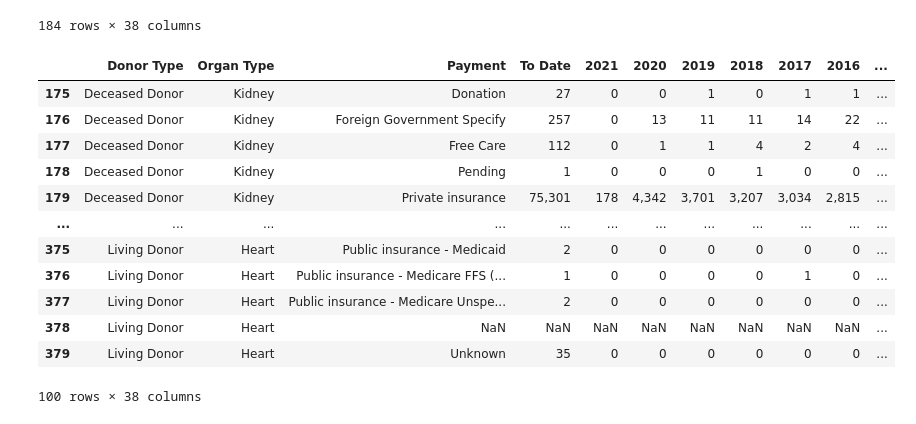
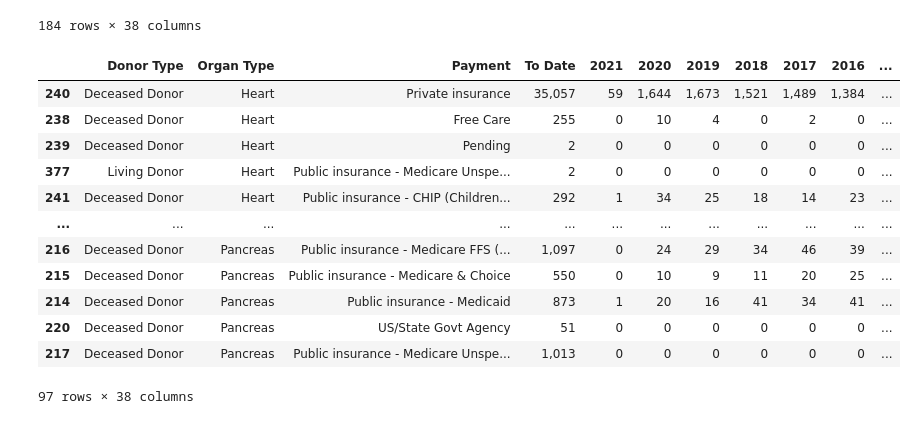
Before and after one commit to benwbarr/Transplant_Project, a Jupyter notebook: Resources/Wait_List_Notebook.ipynb, the cells around one changed output. Drawn from its saved outputs; the diff is of its cells as text; code cells hidden in the pictures.

```diff
--- a/Resources/Wait_List_Notebook.ipynb
+++ b/Resources/Wait_List_Notebook.ipynb
@@ -503,20 +503,22 @@ dtm_df
 # %%
 organ_list = ['Kidney','Heart','Liver','Pancreas']
 
 dtm_df = dtm_df[dtm_df['Organ Type'].isin(organ_list)]
 
-dtm_df
+dtm_df = dtm_df.dropna(subset=['Payment'])
+
+dtm_df.sort_values('Organ Type')
 # %% [output]
 |  | Donor Type | Organ Type | Payment | To Date | 2021 | 2020 | 2019 | 2018 | 2017 | 2016 | ... |
-| 175 | Deceased Donor | Kidney | Donation | 27 | 0 | 0 | 1 | 0 | 1 | 1 | ... |
-| 176 | Deceased Donor | Kidney | Foreign Government Specify | 257 | 0 | 13 | 11 | 11 | 14 | 22 | ... |
-| 177 | Deceased Donor | Kidney | Free Care | 112 | 0 | 1 | 1 | 4 | 2 | 4 | ... |
-| 178 | Deceased Donor | Kidney | Pending | 1 | 0 | 0 | 0 | 1 | 0 | 0 | ... |
-| 179 | Deceased Donor | Kidney | Private insurance | 75,301 | 178 | 4,342 | 3,701 | 3,207 | 3,034 | 2,815 | ... |
+| 240 | Deceased Donor | Heart | Private insurance | 35,057 | 59 | 1,644 | 1,673 | 1,521 | 1,489 | 1,384 | ... |
+| 238 | Deceased Donor | Heart | Free Care | 255 | 0 | 10 | 4 | 0 | 2 | 0 | ... |
+| 239 | Deceased Donor | Heart | Pending | 2 | 0 | 0 | 0 | 0 | 0 | 0 | ... |
+| 377 | Living Donor | Heart | Public insurance - Medicare Unspe... | 2 | 0 | 0 | 0 | 0 | 0 | 0 | ... |
+| 241 | Deceased Donor | Heart | Public insurance - CHIP (Children... | 292 | 1 | 34 | 25 | 18 | 14 | 23 | ... |
 | ... | ... | ... | ... | ... | ... | ... | ... | ... | ... | ... | ... |
-| 375 | Living Donor | Heart | Public insurance - Medicaid | 2 | 0 | 0 | 0 | 0 | 0 | 0 | ... |
-| 376 | Living Donor | Heart | Public insurance - Medicare FFS (... | 1 | 0 | 0 | 0 | 0 | 1 | 0 | ... |
-| 377 | Living Donor | Heart | Public insurance - Medicare Unspe... | 2 | 0 | 0 | 0 | 0 | 0 | 0 | ... |
-| 378 | Living Donor | Heart | NaN | NaN | NaN | NaN | NaN | NaN | NaN | NaN | ... |
-| 379 | Living Donor | Heart | Unknown | 35 | 0 | 0 | 0 | 0 | 0 | 0 | ... |
+| 216 | Deceased Donor | Pancreas | Public insurance - Medicare FFS (... | 1,097 | 0 | 24 | 29 | 34 | 46 | 39 | ... |
+| 215 | Deceased Donor | Pancreas | Public insurance - Medicare & Choice | 550 | 0 | 10 | 9 | 11 | 20 | 25 | ... |
+| 214 | Deceased Donor | Pancreas | Public insurance - Medicaid | 873 | 1 | 20 | 16 | 41 | 34 | 41 | ... |
+| 220 | Deceased Donor | Pancreas | US/State Govt Agency | 51 | 0 | 0 | 0 | 0 | 0 | 0 | ... |
+| 217 | Deceased Donor | Pancreas | Public insurance - Medicare Unspe... | 1,013 | 0 | 0 | 0 | 0 | 0 | 0 | ... |
-100 rows × 38 columns
+97 rows × 38 columns
```
Also changed, not shown: parts of 2 cells of this notebook, 1 other file.
